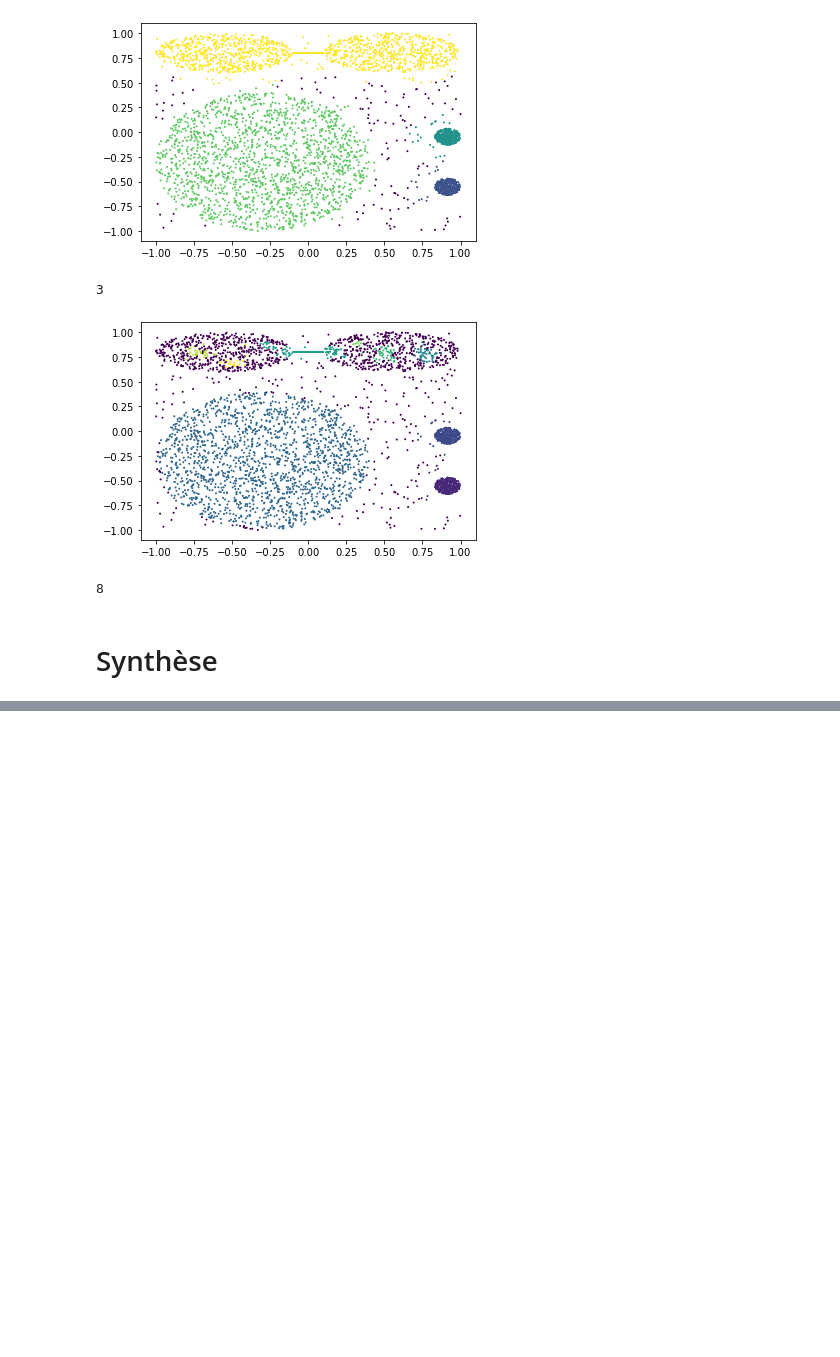
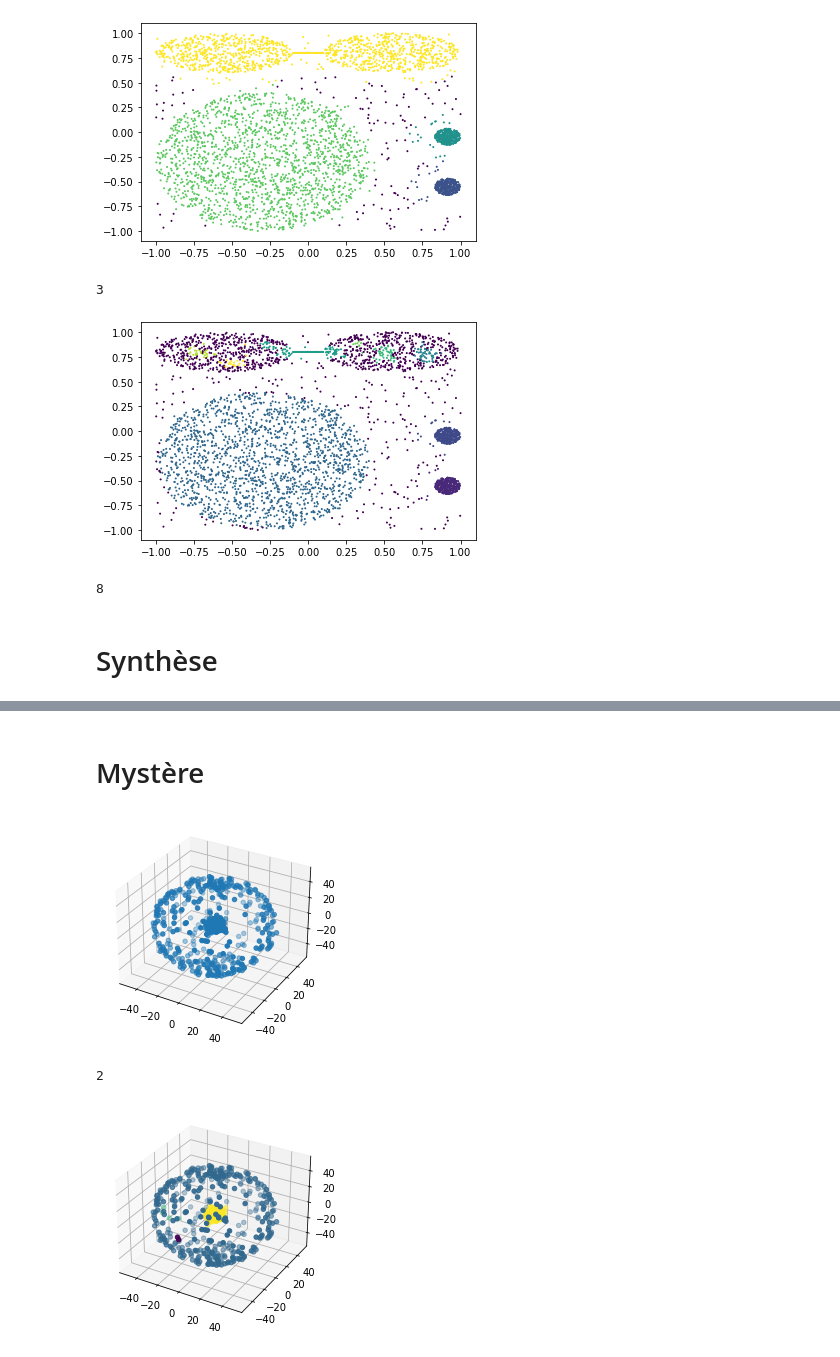
Before and after one commit to Onemaeus97/clustering-benchmark, a Jupyter notebook: clustering.ipynb, the cells around one changed output, grey strips where cells are left out. Drawn from its saved outputs; the diff is of its cells as text; code cells hidden in the pictures; blank space fills up the shorter version.

```diff
--- a/clustering.ipynb
+++ b/clustering.ipynb
@@ -728,0 +756,2 @@ for i in range(3):
+# %% [markdown]
+# Mystère
@@ -728,0 +762,19 @@ for i in range(3):
+# %%
+# data1
+data = pandas.read_csv('/home/picco/5A/Analyse Descriptive/clustering-benchmark/dataset/a.data', sep="\t", header=None)
+
+# brute
+ax = plt.axes(projection='3d')
+ax.scatter3D(data[0], data[1], data[2])
+plt.show()
+
+#traitée
+ax = plt.axes(projection='3d')
+clustering = DBSCAN(eps=13, min_samples=3).fit(data)
+print(max(clustering.labels_))
+ax.scatter3D(data[0], data[1], data[2], c=clustering.labels_)
+plt.show()
+# %% [output]
+[figure, added]
+2
+[figure, added]
```
Also changed, not shown: parts of 24 cells of this notebook, 7 other files.
